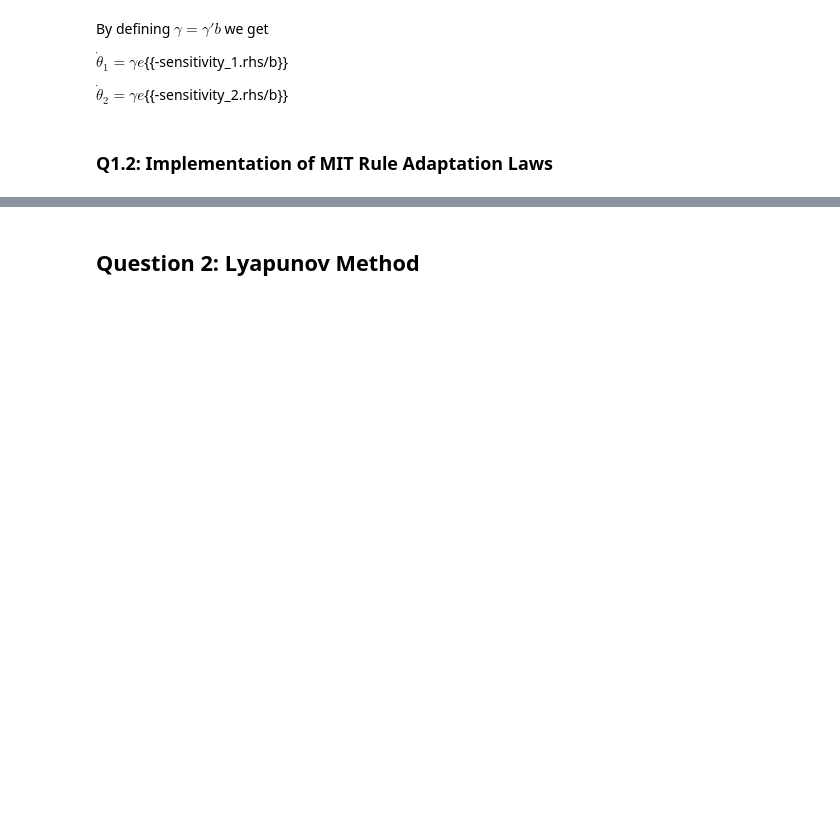
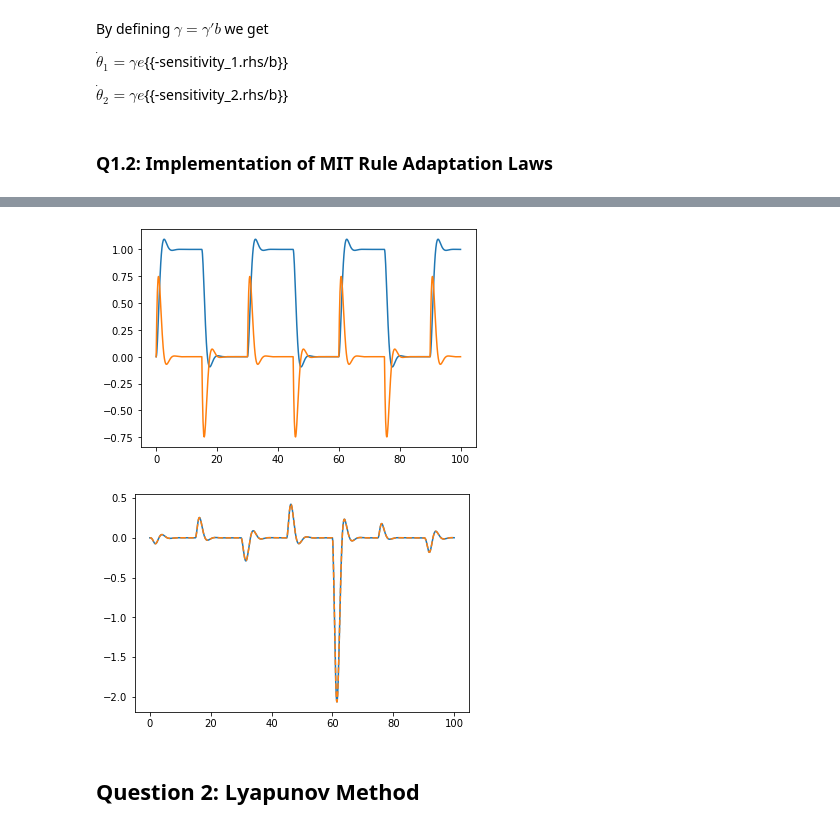
Before and after one commit to derekboase/Adaptive_Control_Code, a Jupyter notebook: Assignments/Assignment_3/Boase_Derek_hw3.ipynb, the cells around one changed output, grey strips where cells are left out. Drawn from its saved outputs; the diff is of its cells as text; code cells hidden in the pictures; blank space fills up the shorter version.

```diff
--- a/Assignments/Assignment_3/Boase_Derek_hw3.ipynb
+++ b/Assignments/Assignment_3/Boase_Derek_hw3.ipynb
@@ -281,2 +249,52 @@ plt.show()
+# %%
+d2ym_dt2_arr = np.array([0])
+def parameters(init, t):
+    global C, K, d2ym_dt2_arr
+    gamma = 1
+
+    # Initial conditions
+    ym, ym_prime = init[0], init[1]
+    y, y_prime = init[2], init[3]
+    theta1, theta1_p, theta1_pp = init[4], init[5], init[6]
+    theta2, theta2_p, theta2_pp = init[7], init[8], init[9]
+
+    uc = float(sin(2.0*pi*t/30.0) >= 0)
+
+    # ym calculation
+    dym_dt = ym_prime
+    d2ym_dt2 = -K*dym_dt - C*ym + C*uc
+
+    # y calculation
+    dy_dt = y_prime
+    d2y_dt2 = -(3 + theta2)*dy_dt + theta1*(y + uc)
+    e = y-ym
+
+    # Theta1 calculation
+    M = gamma*e*(K*dym_dt + d2ym_dt2)
+#     M = 0.8
+    dth1_dt = theta1_p
+    d2th1_dt2 = theta1_pp
+    d3th1_dt3 = -K*d2th1_dt2 -C*dth1_dt + M/C
+
+    # Theta2 calculation
+    N = gamma*e*dym_dt
+    dth2_dt = theta2_p
+    d2th2_dt2 = theta1_pp
+    d3th2_dt3 = -K*d2th2_dt2 - C*dth2_dt + N
+
+    return [dym_dt, d2ym_dt2, dy_dt, d2y_dt2, dth1_dt, d2th1_dt2, d3th1_dt3, dth2_dt, d2th2_dt2, d3th2_dt3]
+
+init = np.zeros(10,)
+params_sol = odeint(parameters, init, t)
+plt.plot(t, params_sol[:, 0])
+plt.plot(t, params_sol[:, 1])
+
+plt.show()
+plt.plot(t, params_sol[:, 5])
+plt.plot(t, params_sol[:, 8], '--')
+plt.show()
+# %% [output]
+[figure, added]
+[figure, added]
 # %% [markdown]
 ## Question 2: Lyapunov Method
```
Also changed, not shown: parts of 16 cells of this notebook.
